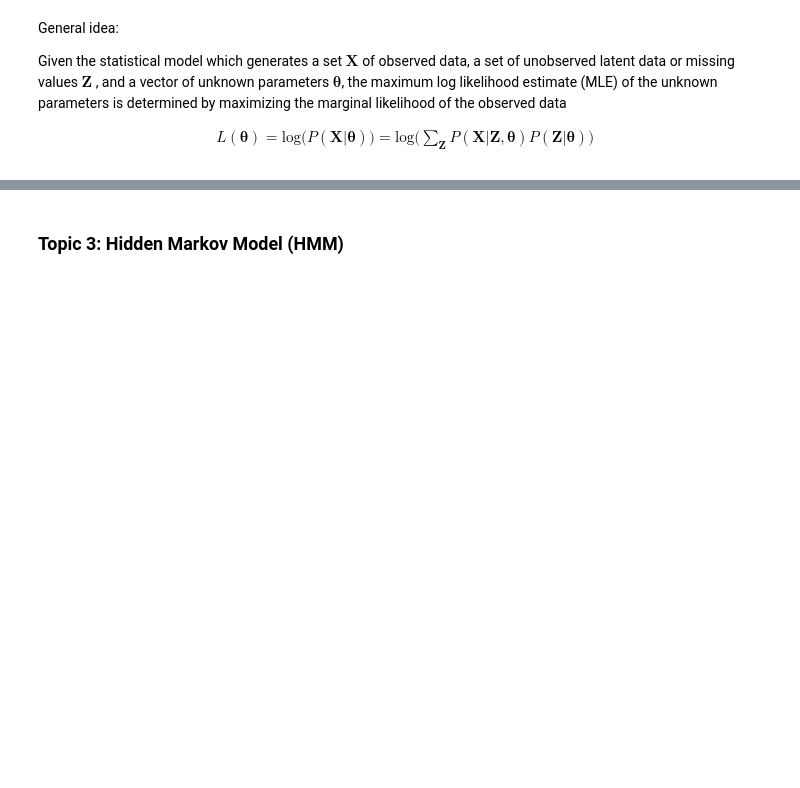
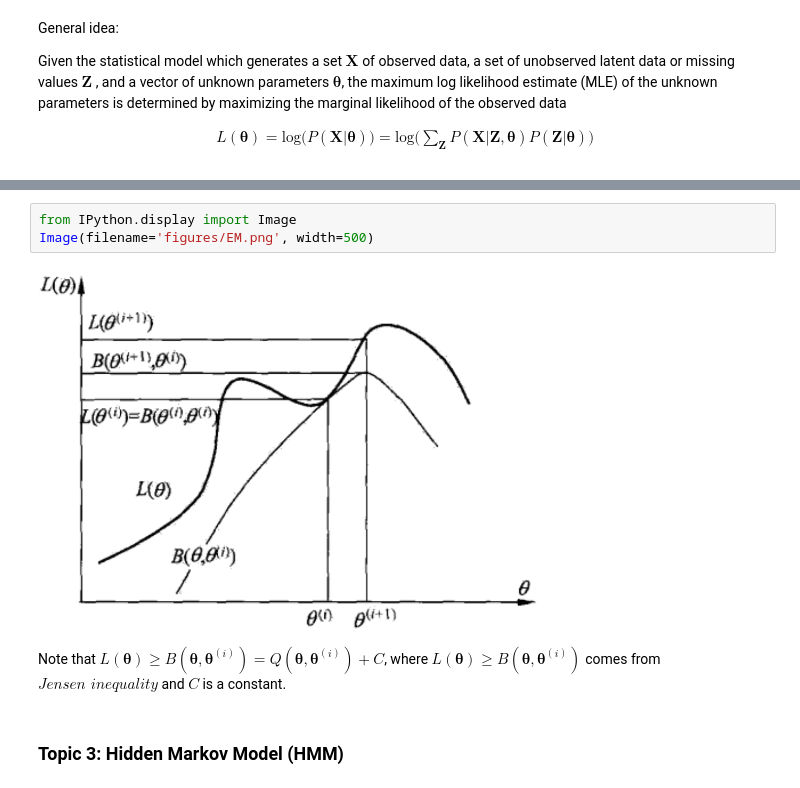
Before and after one commit to Chaostremor/COS424_precept, a Jupyter notebook: precept8.ipynb, the cells around one changed output, grey strips where cells are left out. Saved outputs shown, nothing was run; the diff lists cells and outputs as text; blank space fills up the shorter version.

```diff
--- a/precept8.ipynb
+++ b/precept8.ipynb
@@ -155,3 +167,10 @@ M step
+# %%
+from IPython.display import Image
+Image(filename='figures/EM.png', width=500)
+# %% [output]
+[figure, added]
+# %% [markdown]
+Note that $L(\boldsymbol{\theta}) \geq B({\boldsymbol{\theta }},{\boldsymbol{\theta }}^{(i)}) = Q({\boldsymbol{\theta }},{\boldsymbol{\theta }}^{(i)}) + C$, where $L(\boldsymbol{\theta}) \geq B({\boldsymbol{\theta }},{\boldsymbol{\theta }}^{(i)})$ comes from $\textit{Jensen inequality}$ and $C$ is a constant.
 # %% [markdown]
 ### Topic 3: Hidden Markov Model (HMM)
 # %% [markdown]
```
Also changed, not shown: parts of 4 cells of this notebook, 2 other files.
